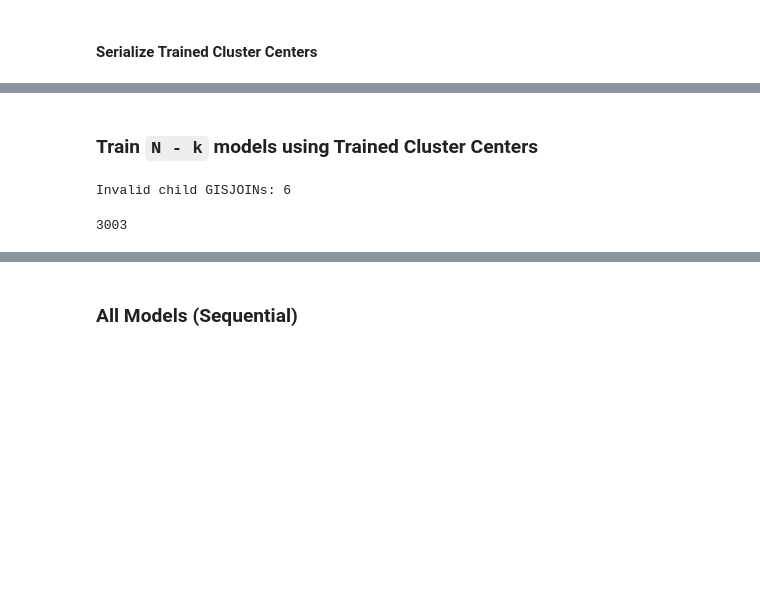
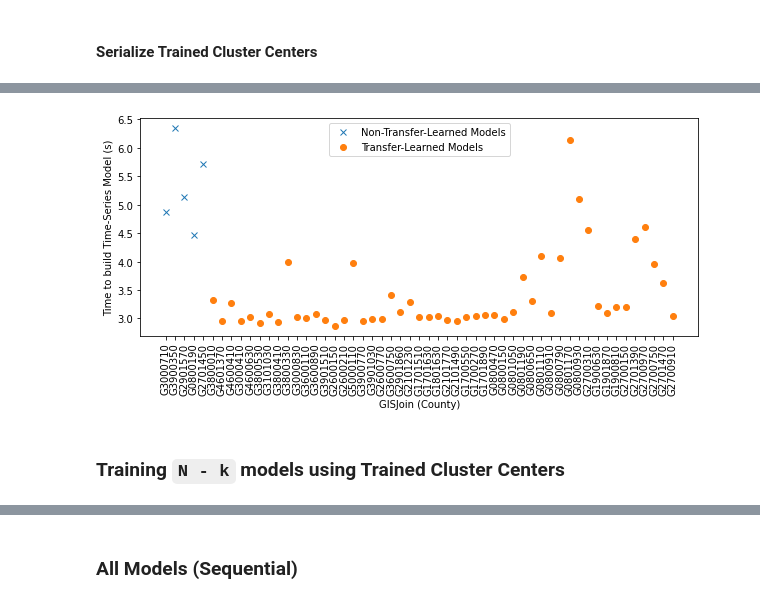
Before and after one commit to menuka94/sustain-timeseries, a Jupyter notebook: Time Series Forecasting.ipynb, the cells around one changed output, grey strips where cells are left out. Drawn from its saved outputs; the diff is of its cells as text; code cells hidden in the pictures; blank space fills up the shorter version.

Commit message:
transfer learning a subset of models

```diff
--- a/Time Series Forecasting.ipynb
+++ b/Time Series Forecasting.ipynb
@@ -392,2 +405,0 @@ pickle.dump(trained_models_dict, f)
-# %%
-trained_cluster_centers_dict = trained_models_dict
@@ -393,0 +596,2 @@ trained_cluster_centers_dict = trained_models_dict
+# %%
+f = open('pickles/5_centers_grid_search_dict.pkl', 'wb')
@@ -393,0 +692,9 @@ trained_cluster_centers_dict = trained_models_dict
+# %%
+times = []
+
+for child in selected_cluster_children:
+    time = trained_child_models_dict[child].training_time
+    times.append(time)
+
+df_children_time = pd.DataFrame(list(zip(selected_cluster_children, times)), columns=['GISJoin', 'Time (s)'])
+print(df_children_time.head())
@@ -393,0 +713,11 @@ trained_cluster_centers_dict = trained_models_dict
+# %%
+times = []
+
+for center in selected_cluster_centers:
+    time = trained_cluster_centers_dict[center].training_time
+    times.append(time)
+
+df_centers_time = pd.DataFrame(list(zip(selected_cluster_centers, times)), columns=['GISJoin', 'Time (s)'])
+print(df_centers_time)
+mean_center_time = df_centers_time['Time (s)'].mean()
+print(f'mean_center_time: {mean_center_time}')
@@ -394,5 +732,27 @@ trained_cluster_centers_dict = trained_models_dict
+# %%
+import matplotlib.pyplot as plt
+
+x1 = df_centers_time['GISJoin']
+y1 = df_centers_time['Time (s)']
+
+x2 = df_children_time['GISJoin']
+y2 = df_children_time['Time (s)']
+plt.figure(figsize=(10, 4))
+
+plt.xlabel('GISJoin (County)')
+plt.ylabel('Time to build Time-Series Model (s)')
+plt.xticks(rotation=90)
+
+plt.plot(x1, y1, 'x')
+plt.plot(x2, y2, 'o')
+plt.legend(['Non-Transfer-Learned Models', 'Transfer-Learned Models'])
+
+plt.savefig('time-series-selected-completion-time.png', dpi=500, bbox_inches = 'tight')
+plt.show()
+# %% [output]
+[figure, added]
 # %% [markdown]
-### Train `N - k` models using Trained Cluster Centers
+### Training `N - k` models using Trained Cluster Centers
 # %%
 def print_hyperparams(model):
     model = model.model
@@ -428,22 +790,6 @@ def predict_transfer(df_train, trained_model):
     df_train_forecast = m.predict(df_train_future)
 
     return m, df_train_future, df_train_forecast
-# %%
-# N-k dfs
-cluster_children_dfs_dict = {}
-
-count = 0
-for child in cluster_children:
-    try:
-        cluster_children_dfs_dict[child] = all_dfs_dict[child]
-    except:
-        count += 1
-
-print(f'Invalid child GISJOINs: {count}')
-len(cluster_children_dfs_dict.keys())
-# %% [output]
-Invalid child GISJOINs: 6
-3003
 # %%
 trained_child_models_dict = {}
 time0 = time.monotonic()
```
Also changed, not shown: parts of 27 cells of this notebook.
